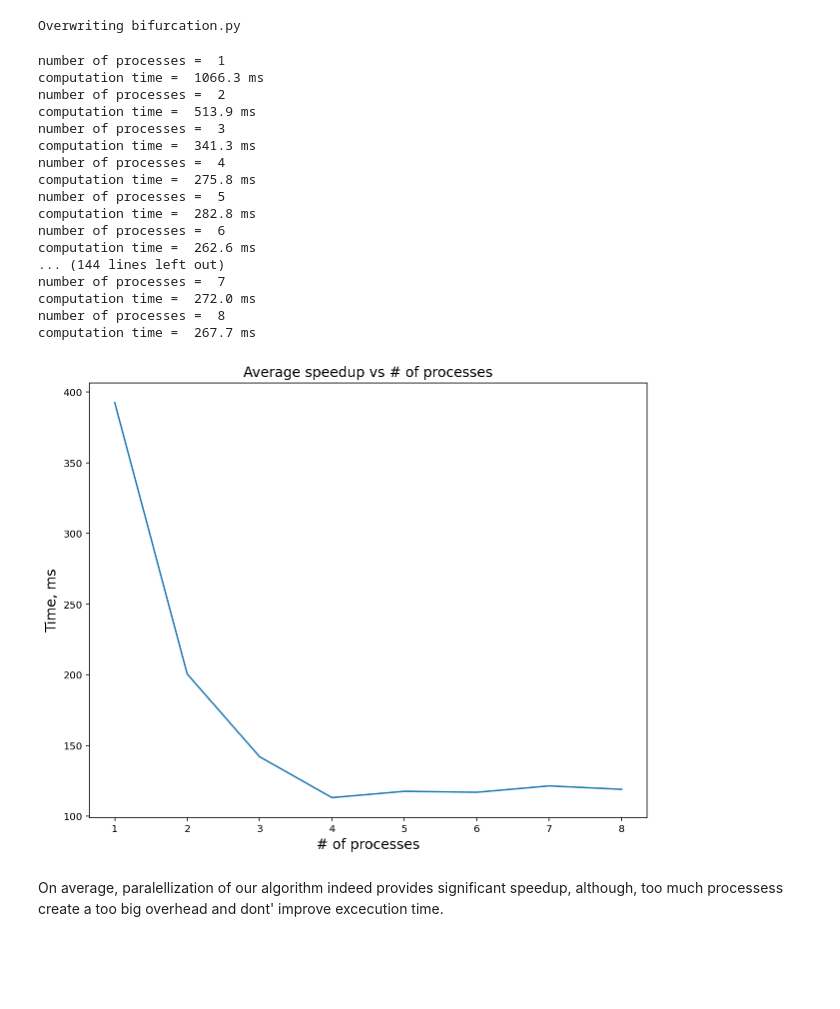
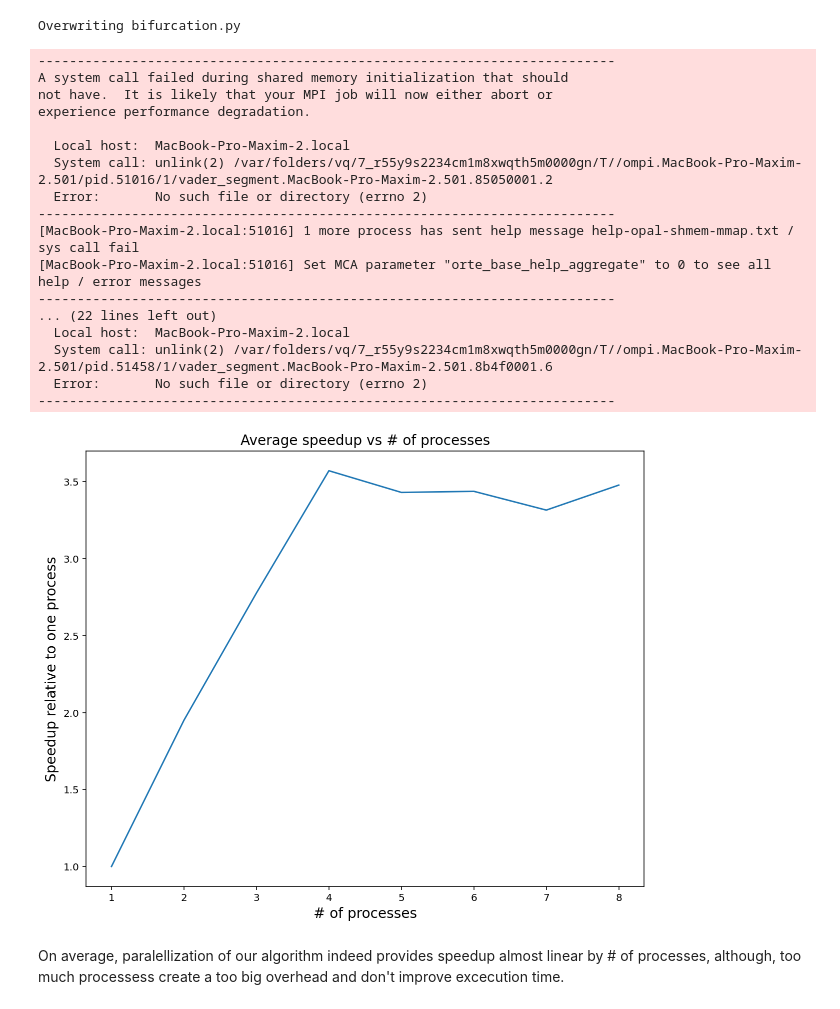
Before and after one commit to Fr0do/HPPL_2021, a Jupyter notebook: task5/Task_5_Parallel_Bifurcation_diagram.ipynb, the cells around one changed output. Saved outputs shown, nothing was run; the diff lists cells and outputs as text; code cells hidden in the pictures; blank space fills up the shorter version.

Commit message:
fix speedup plot

```diff
--- a/task5/Task_5_Parallel_Bifurcation_diagram.ipynb
+++ b/task5/Task_5_Parallel_Bifurcation_diagram.ipynb
@@ -69,28 +66,28 @@ if rank == 0:
 Overwriting bifurcation.py
 # %%
 %%bash
-for k in {1..10}
+for k in {1..15}
 do
     for i in {1..8}
     do
-      mpirun --oversubscribe -n $i python3 bifurcation.py
+      mpirun --oversubscribe --allow-run-as-root -n $i python3 bifurcation.py
     done
 done
 # %% [output]
-number of processes =  1
-computation time =  1066.3 ms
-number of processes =  2
-computation time =  513.9 ms
-number of processes =  3
-computation time =  341.3 ms
-number of processes =  4
-computation time =  275.8 ms
-number of processes =  5
-computation time =  282.8 ms
-number of processes =  6
-computation time =  262.6 ms
-... (144 lines left out)
-number of processes =  7
-computation time =  272.0 ms
-number of processes =  8
-computation time =  267.7 ms
+--------------------------------------------------------------------------
+A system call failed during shared memory initialization that should
+not have.  It is likely that your MPI job will now either abort or
+experience performance degradation.
+
+  Local host:  MacBook-Pro-Maxim-2.local
+  System call: unlink(2) /var/folders/vq/7_r55y9s2234cm1m8xwqth5m0000gn/T//ompi.MacBook-Pro-Maxim-2.501/pid.51016/1/vader_segment.MacBook-Pro-Maxim-2.501.85050001.2
+  Error:       No such file or directory (errno 2)
+--------------------------------------------------------------------------
+[MacBook-Pro-Maxim-2.local:51016] 1 more process has sent help message help-opal-shmem-mmap.txt / sys call fail
+[MacBook-Pro-Maxim-2.local:51016] Set MCA parameter "orte_base_help_aggregate" to 0 to see all help / error messages
+--------------------------------------------------------------------------
+... (22 lines left out)
+  Local host:  MacBook-Pro-Maxim-2.local
+  System call: unlink(2) /var/folders/vq/7_r55y9s2234cm1m8xwqth5m0000gn/T//ompi.MacBook-Pro-Maxim-2.501/pid.51458/1/vader_segment.MacBook-Pro-Maxim-2.501.8b4f0001.6
+  Error:       No such file or directory (errno 2)
+--------------------------------------------------------------------------
@@ -100,15 +102,12 @@ time = pd.read_csv("./time.csv", header=None, names=["n_proc", "time"])
 # %%
-import matplotlib.pyplot as plt
-%matplotlib inline
-%config InlineBackend.figure_format='retina'
 times = time.groupby("n_proc")['time'].mean()
 plt.figure(figsize=(10,8))
-plt.plot(times)
+plt.plot(times[1] / times)
 plt.title('Average speedup vs # of processes', fontsize=14)
-plt.ylabel('Time, ms', fontsize=14)
+plt.ylabel('Speedup relative to one process', fontsize=14)
 plt.xlabel('# of processes', fontsize=14)
 plt.show()
 # %% [output]
-[figure, old version]
+[figure, new version]
 # %% [markdown]
-On average, paralellization of our algorithm indeed provides significant speedup, although, too much processess create a too big overhead and dont' improve excecution time.
+On average, paralellization of our algorithm indeed provides speedup almost linear by # of processes, although, too much processess create a too big overhead and don't improve excecution time.
```
Also changed, not shown: parts of 3 cells of this notebook, 11 other files.
